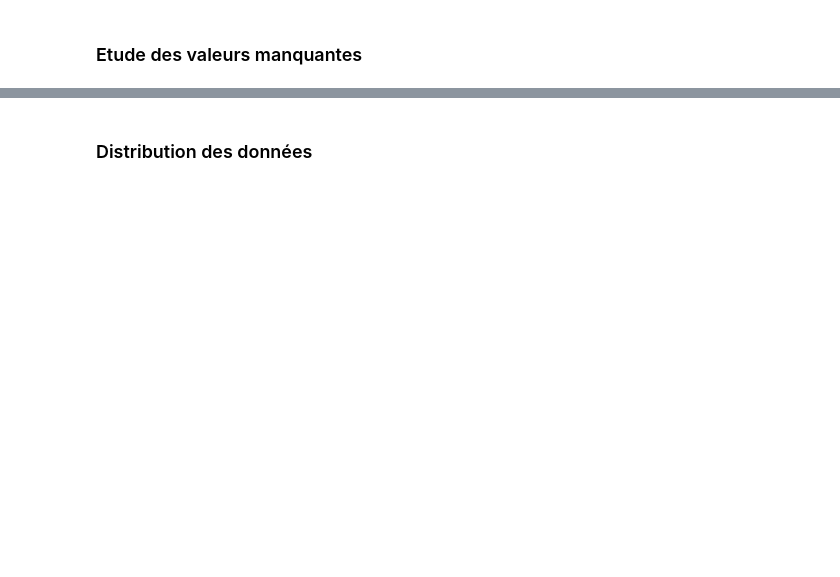
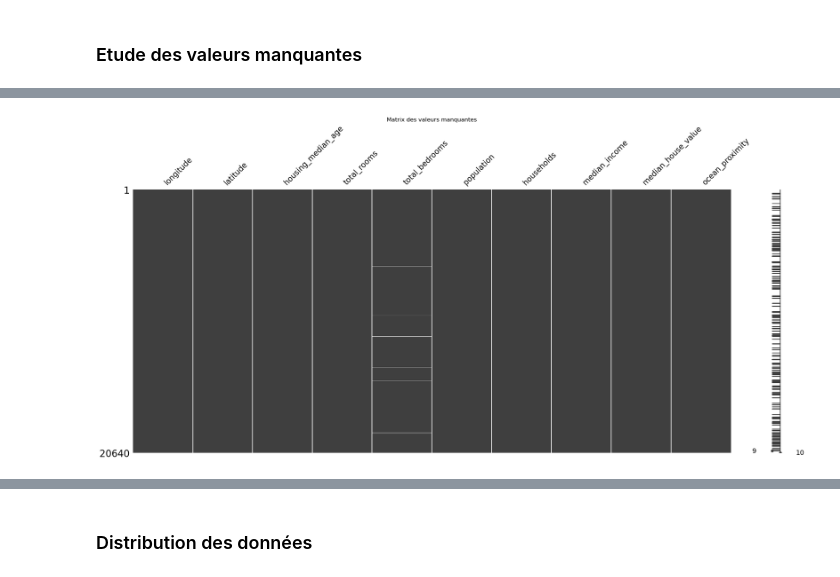
Before and after one commit to MaryseGAHOU/Formation_Intermediaire, a Jupyter notebook: Machine Learning/1.1. Lab1 - Data Preprocessing - California Housing Median Price.ipynb, the cells around one changed output, grey strips where cells are left out. Drawn from its saved outputs; the diff is of its cells as text; code cells hidden in the pictures; blank space fills up the shorter version.

```diff
--- a/Machine Learning/1.1. Lab1 - Data Preprocessing - California Housing Median Price.ipynb
+++ b/Machine Learning/1.1. Lab1 - Data Preprocessing - California Housing Median Price.ipynb
@@ -185,0 +209,7 @@ housing_df.duplicated().sum()
+# %%
+# 3. Matrix des valeurs manquantes
+msno.matrix(housing_df)
+plt.title('Matrix des valeurs manquantes')
+plt.show()
+# %% [output]
+[figure, added]
```
Also changed, not shown: parts of 10 cells of this notebook, 1 other file.
